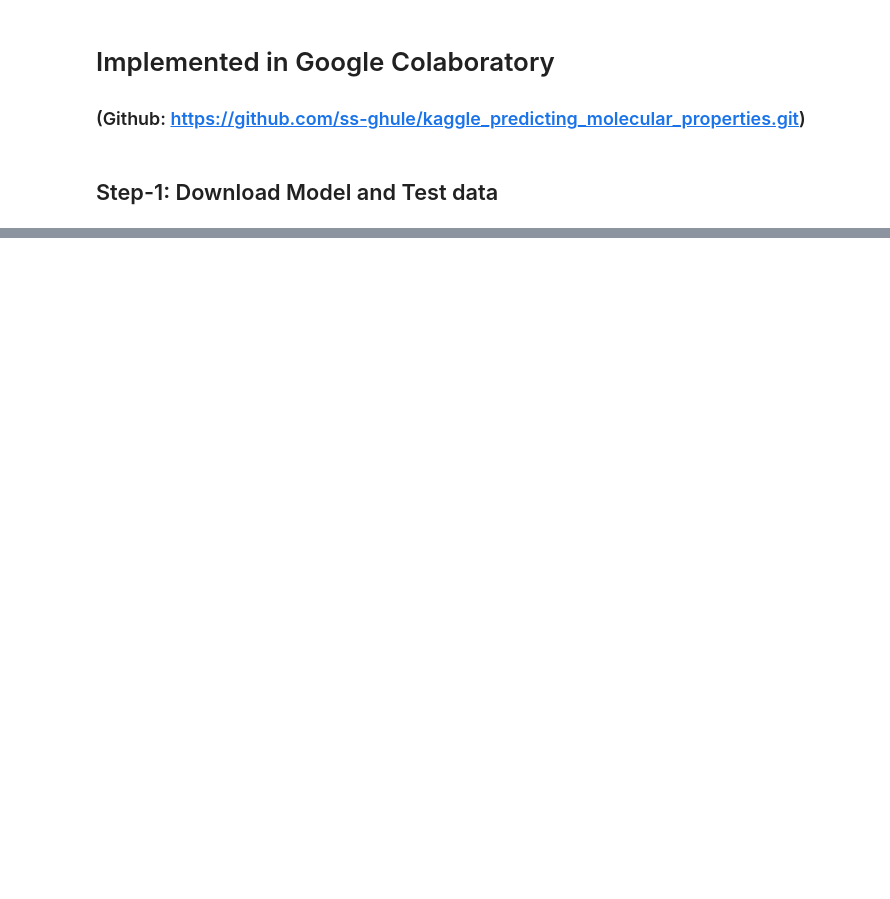
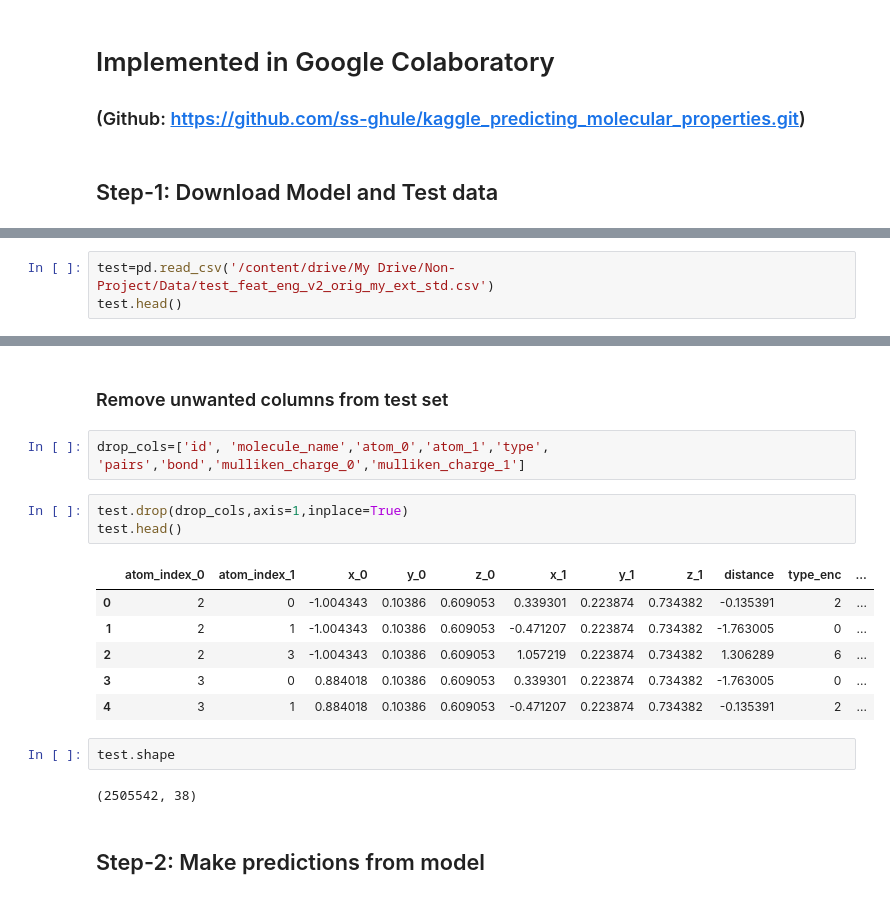
Before and after one commit to siddharth-ncl-work/kaggle_predicting_molecular_properties, a Jupyter notebook: c4_w4_model_deployment.ipynb, the cells around one changed output, grey strips where cells are left out. Drawn from its saved outputs; the diff is of its cells as text; blank space fills up the shorter version.

```diff
--- a/c4_w4_model_deployment.ipynb
+++ b/c4_w4_model_deployment.ipynb
@@ -12,0 +25,3 @@ KeyboardInterrupt: ignored
+# %%
+test=pd.read_csv('/content/drive/My Drive/Non-Project/Data/test_feat_eng_v2_orig_my_ext_std.csv')
+test.head()
@@ -12,0 +56,20 @@ KeyboardInterrupt: ignored
+# %% [markdown]
+### Remove unwanted columns from test set
+# %%
+drop_cols=['id', 'molecule_name','atom_0','atom_1','type', 'pairs','bond','mulliken_charge_0','mulliken_charge_1']
+# %%
+test.drop(drop_cols,axis=1,inplace=True)
+test.head()
+# %% [output]
+|  | atom_index_0 | atom_index_1 | x_0 | y_0 | z_0 | x_1 | y_1 | z_1 | distance | type_enc | ... |
+| 0 | 2 | 0 | -1.004343 | 0.10386 | 0.609053 | 0.339301 | 0.223874 | 0.734382 | -0.135391 | 2 | ... |
+| 1 | 2 | 1 | -1.004343 | 0.10386 | 0.609053 | -0.471207 | 0.223874 | 0.734382 | -1.763005 | 0 | ... |
+| 2 | 2 | 3 | -1.004343 | 0.10386 | 0.609053 | 1.057219 | 0.223874 | 0.734382 | 1.306289 | 6 | ... |
+| 3 | 3 | 0 | 0.884018 | 0.10386 | 0.609053 | 0.339301 | 0.223874 | 0.734382 | -1.763005 | 0 | ... |
+| 4 | 3 | 1 | 0.884018 | 0.10386 | 0.609053 | -0.471207 | 0.223874 | 0.734382 | -0.135391 | 2 | ... |
+# %%
+test.shape
+# %% [output]
+(2505542, 38)
+# %% [markdown]
+## Step-2: Make predictions from model
```
Also changed, not shown: parts of 11 cells of this notebook.
